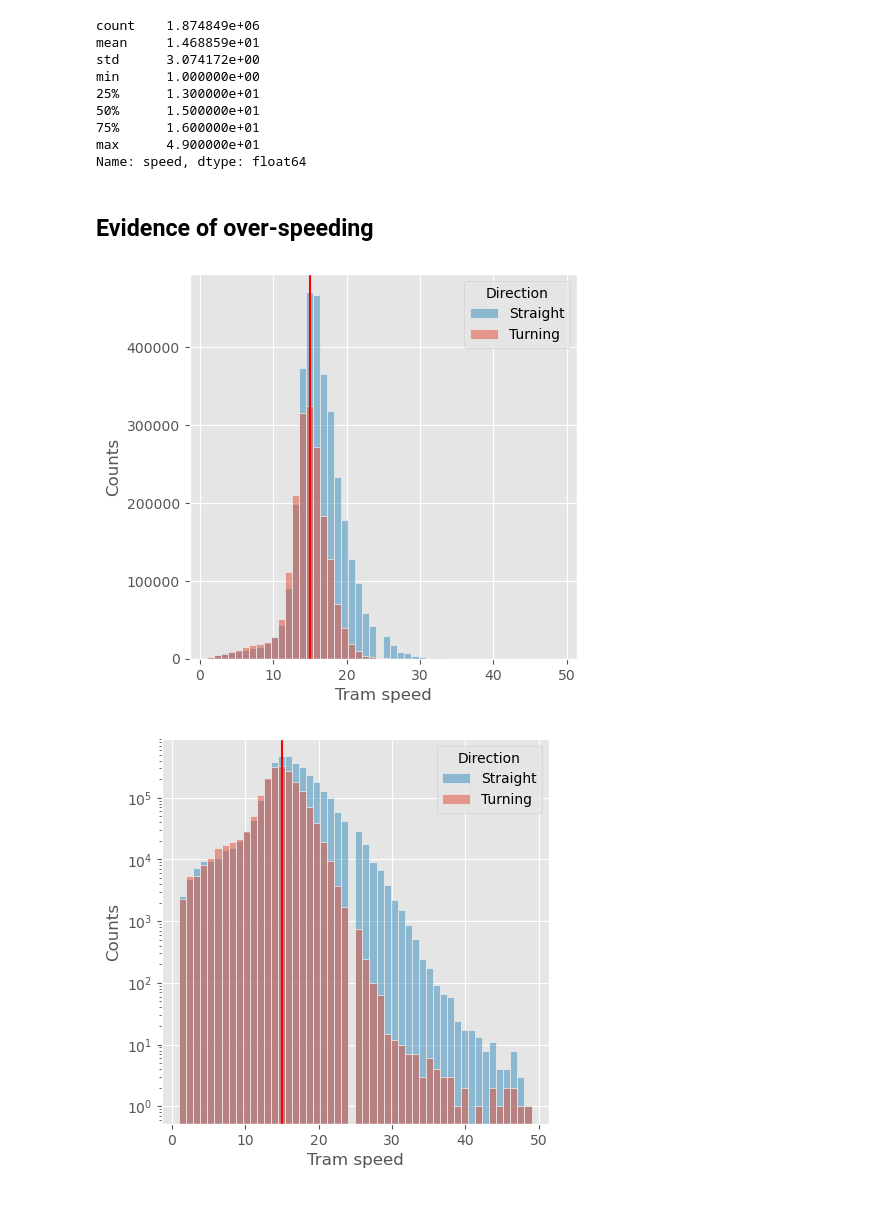
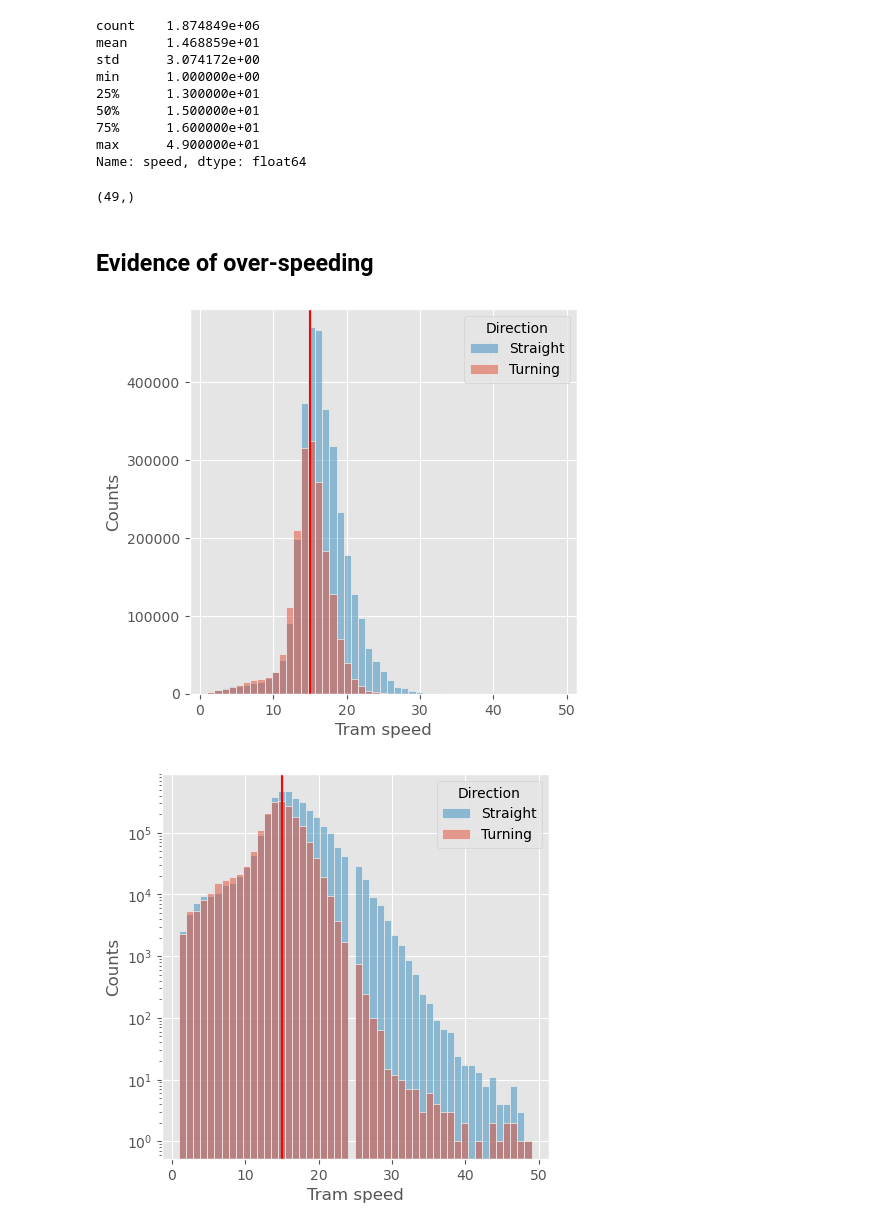
Before and after one commit to Zhenlin-Xu/htm_dashboard, a Jupyter notebook: data_analysis.ipynb, the cells around one changed output. Cells and saved outputs as stored; diff of their text form; code cells hidden in the pictures.

```diff
--- a/data_analysis.ipynb
+++ b/data_analysis.ipynb
@@ -139,27 +132,31 @@ min      1.000000e+00
 75%      1.600000e+01
 max      4.900000e+01
 Name: speed, dtype: float64
+# %%
+speed_df["speed"].unique().shape
+# %% [output]
+(49,)
 # %% [markdown]
 ## Evidence of over-speeding
 # %%
 plt.figure(figsize=(5, 5))
 fig = sb.histplot(
     data=speed_df,
     x='speed',
     hue='is_straight',
-    bins=50,
+    bins=49,
 )
 plt.legend(title='Direction', loc='upper right', labels=['Straight', 'Turning'])
 plt.axvline(15, c='red')
 
 # fig.set_yscale("log")
 # plt.title("The distribution of tram speed")
 plt.ylabel('Counts')
 plt.xlabel('Tram speed')
 plt.savefig('./out/distribution.png', dpi=400, bbox_inches='tight')
 plt.show()
 # %% [output]
-[figure, old version]
+[figure, new version]
 # %%
 plt.figure(figsize=(5, 5))
 fig = sb.histplot(
```
Also changed, not shown: parts of 4 cells of this notebook, 12 other files.
